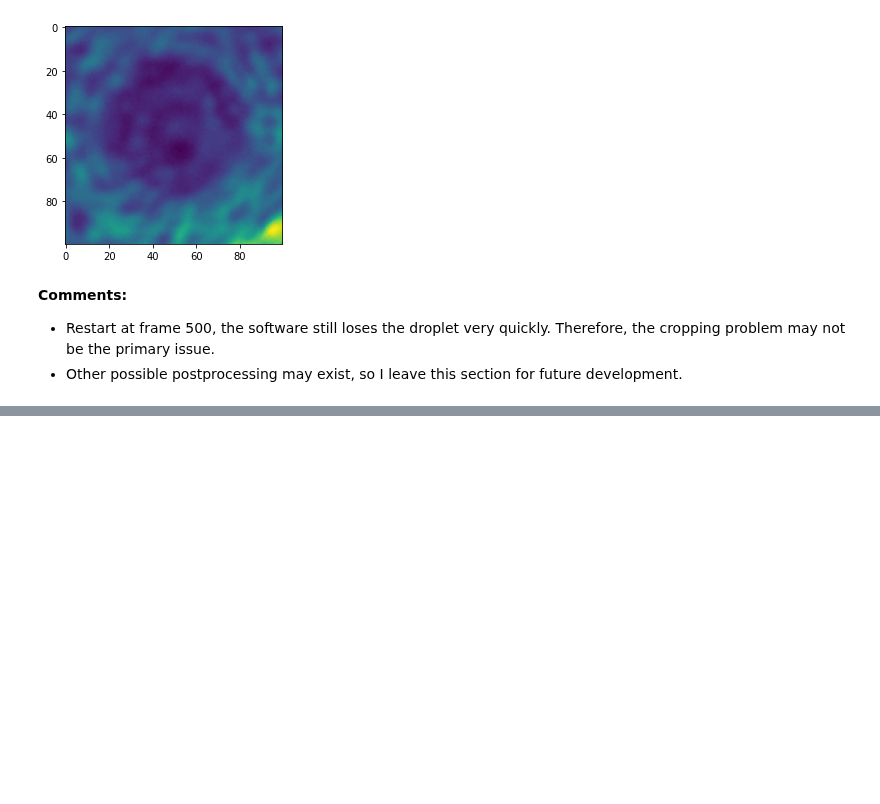
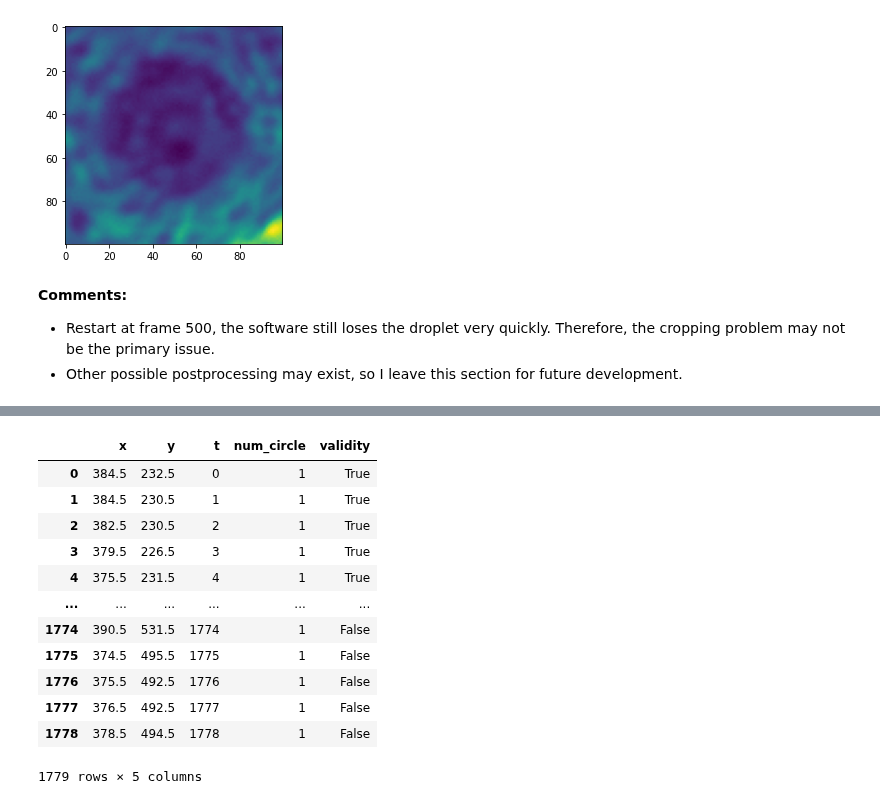
Before and after one commit to ZLoverty/DE, a Jupyter notebook: Code/Circle-detection/crop-HoughCircles.ipynb, the cells around one changed output, grey strips where cells are left out. Saved outputs shown, nothing was run; the diff lists cells and outputs as text; code cells hidden in the pictures; blank space fills up the shorter version.

Commit message:
add validity to traj

```diff
--- a/Code/Circle-detection/crop-HoughCircles.ipynb
+++ b/Code/Circle-detection/crop-HoughCircles.ipynb
@@ -374,0 +381,20 @@ for num, i in l1.iterrows():
+# %%
+folder = '/home/zhengyang/data/DE/07162021/3/'
+data = pd.read_csv(os.path.join(folder, 'crop_HoughCircles', 'traj.csv'))
+# check if
+# %%
+data
+# %% [output]
+|  | x | y | t | num_circle | validity |
+| 0 | 384.5 | 232.5 | 0 | 1 | True |
+| 1 | 384.5 | 230.5 | 1 | 1 | True |
+| 2 | 382.5 | 230.5 | 2 | 1 | True |
+| 3 | 379.5 | 226.5 | 3 | 1 | True |
+| 4 | 375.5 | 231.5 | 4 | 1 | True |
+| ... | ... | ... | ... | ... | ... |
+| 1774 | 390.5 | 531.5 | 1774 | 1 | False |
+| 1775 | 374.5 | 495.5 | 1775 | 1 | False |
+| 1776 | 375.5 | 492.5 | 1776 | 1 | False |
+| 1777 | 376.5 | 492.5 | 1777 | 1 | False |
+| 1778 | 378.5 | 494.5 | 1778 | 1 | False |
+1779 rows × 5 columns
```
Also changed, not shown: parts of 6 cells of this notebook.
